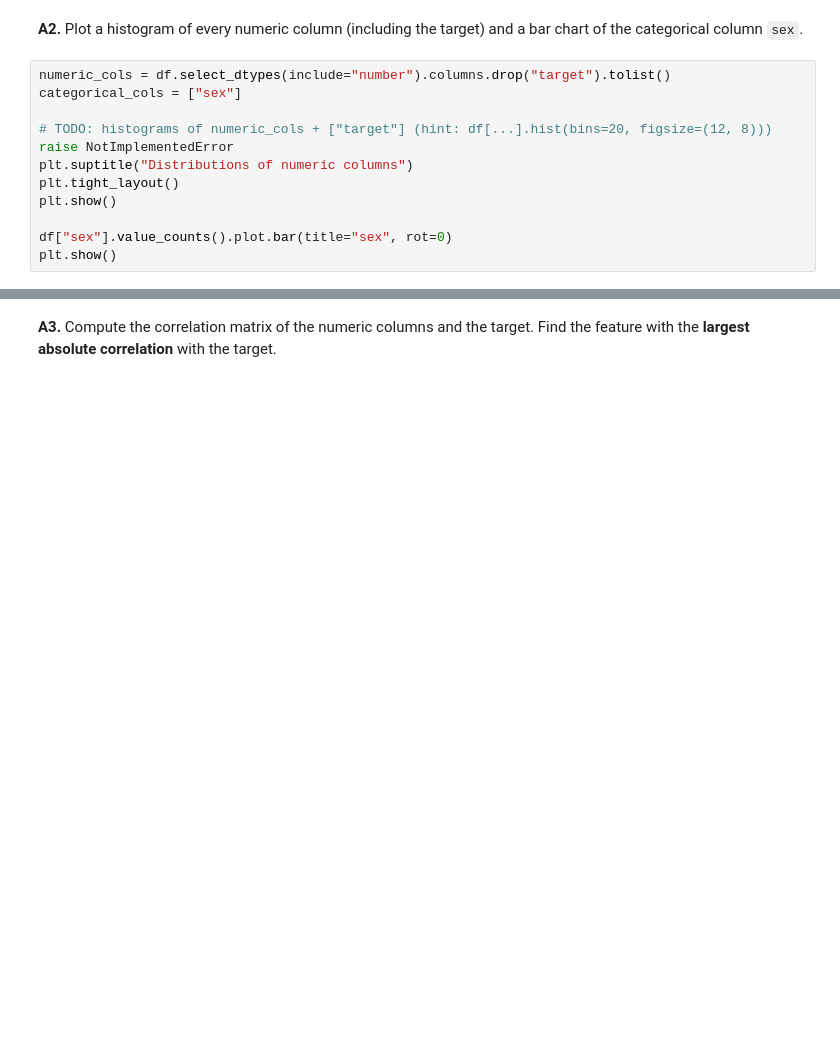
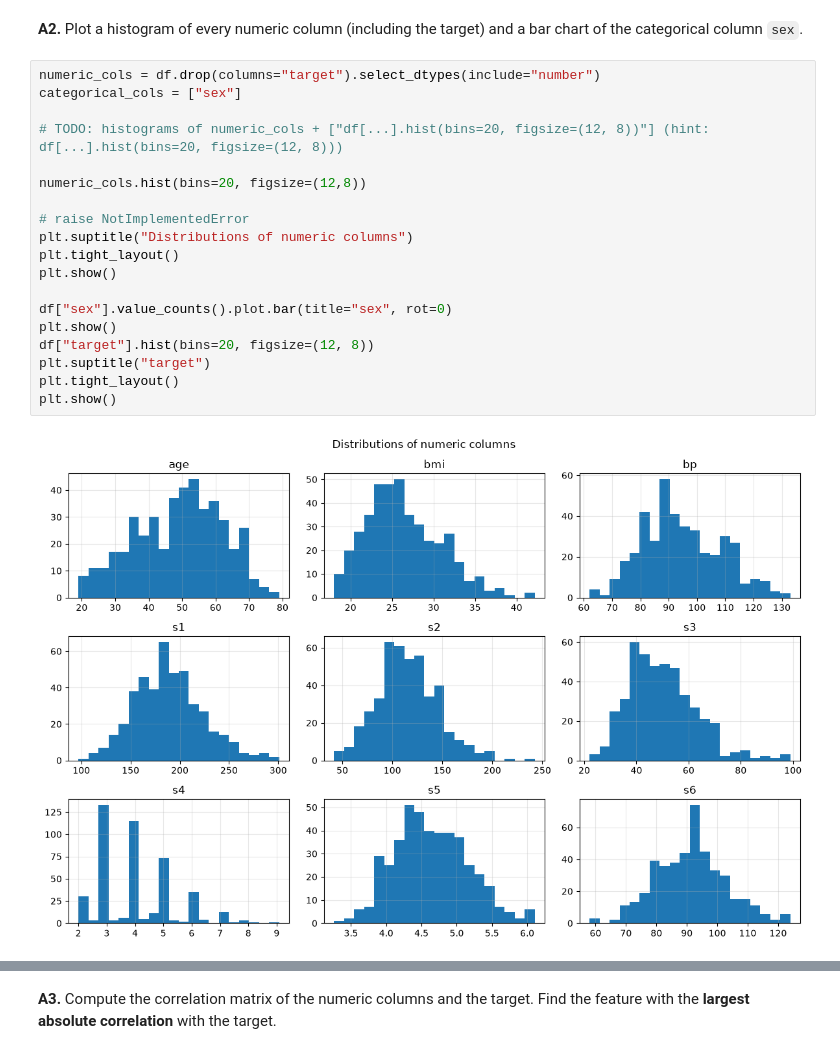
Before and after one commit to YeabsiraNigusse/AAU-Msc, a Jupyter notebook: MachineLearning/Lab01_ML_Workflow_student.ipynb, the cells around one changed output, grey strips where cells are left out. Drawn from its saved outputs; the diff is of its cells as text; blank space fills up the shorter version.

```diff
--- a/MachineLearning/Lab01_ML_Workflow_student.ipynb
+++ b/MachineLearning/Lab01_ML_Workflow_student.ipynb
@@ -82,14 +112,23 @@ df.describe()
 # %% [markdown]
 **A2.** Plot a histogram of every numeric column (including the target) and a bar chart of the categorical column `sex`.
 # %%
-numeric_cols = df.select_dtypes(include="number").columns.drop("target").tolist()
+numeric_cols = df.drop(columns="target").select_dtypes(include="number")
 categorical_cols = ["sex"]
 
-# TODO: histograms of numeric_cols + ["target"] (hint: df[...].hist(bins=20, figsize=(12, 8)))
-raise NotImplementedError
+# TODO: histograms of numeric_cols + ["df[...].hist(bins=20, figsize=(12, 8))"] (hint: df[...].hist(bins=20, figsize=(12, 8)))
+
+numeric_cols.hist(bins=20, figsize=(12,8))
+
+# raise NotImplementedError
 plt.suptitle("Distributions of numeric columns")
 plt.tight_layout()
 plt.show()
 
 df["sex"].value_counts().plot.bar(title="sex", rot=0)
 plt.show()
+df["target"].hist(bins=20, figsize=(12, 8))
+plt.suptitle("target")
+plt.tight_layout()
+plt.show()
+# %% [output]
+[figure, added]
```
Also changed, not shown: parts of 7 cells of this notebook, 21 other files.
